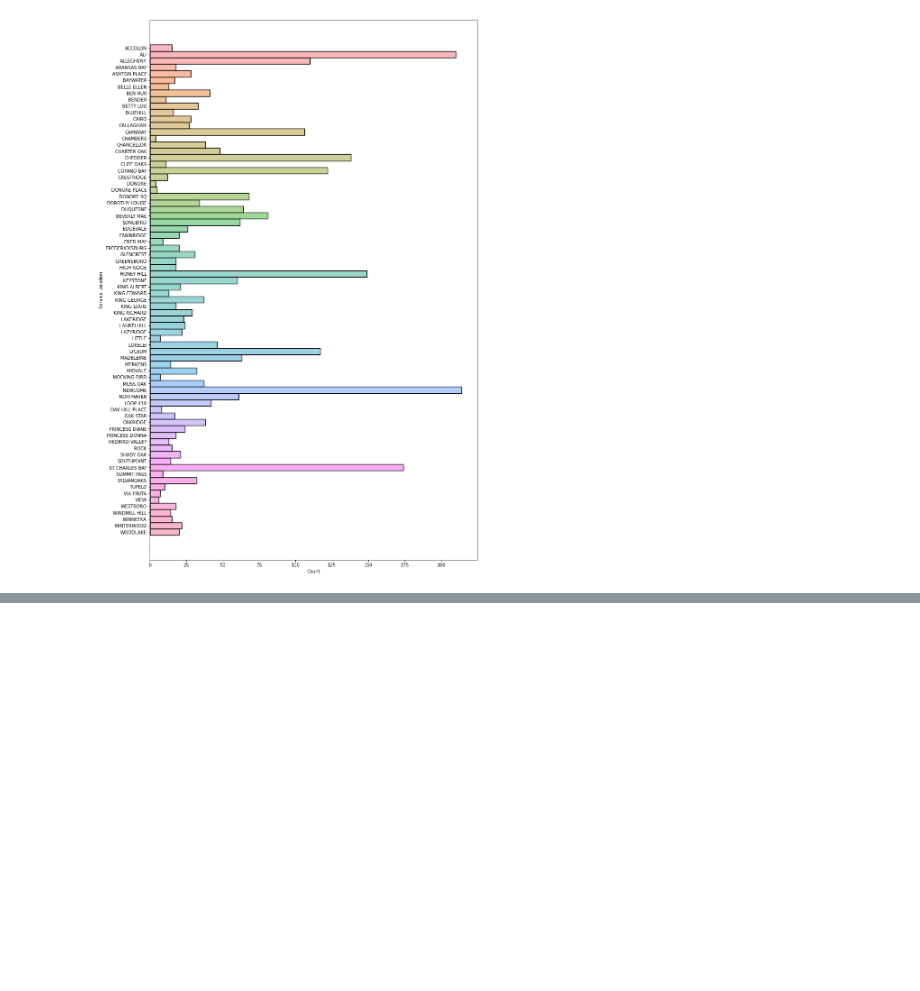
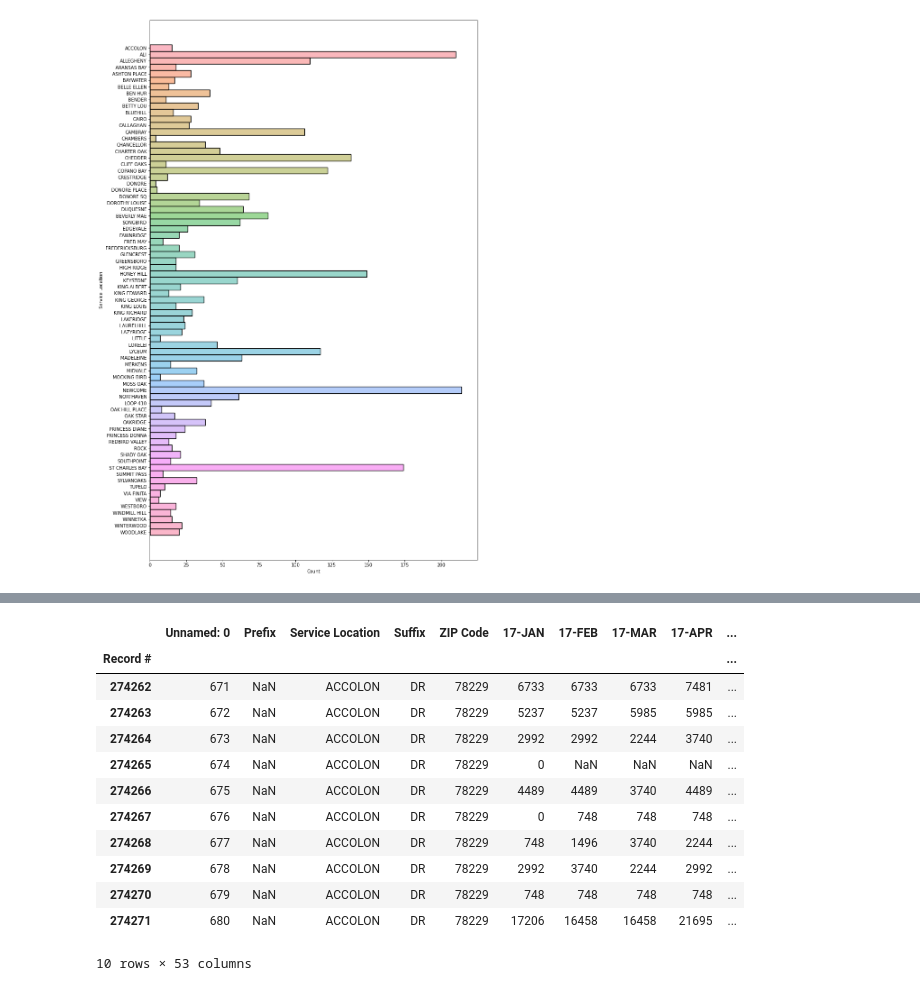
Before and after one commit to slc-data/2021-datathon, a Jupyter notebook: workbooks/caitlyn/acquire&prepare.ipynb, the cells around one changed output, grey strips where cells are left out. Drawn from its saved outputs; the diff is of its cells as text; code cells hidden in the pictures; blank space fills up the shorter version.

```diff
--- a/workbooks/caitlyn/acquire&prepare.ipynb
+++ b/workbooks/caitlyn/acquire&prepare.ipynb
@@ -54,0 +132,16 @@ plt.show()
+# %%
+saws.head(10)
+# %% [output]
+|  | Unnamed: 0 | Prefix | Service Location | Suffix | ZIP Code | 17-JAN | 17-FEB | 17-MAR | 17-APR | ... |
+| Record # |  |  |  |  |  |  |  |  |  | ... |
+| 274262 | 671 | NaN | ACCOLON | DR | 78229 | 6733 | 6733 | 6733 | 7481 | ... |
+| 274263 | 672 | NaN | ACCOLON | DR | 78229 | 5237 | 5237 | 5985 | 5985 | ... |
+| 274264 | 673 | NaN | ACCOLON | DR | 78229 | 2992 | 2992 | 2244 | 3740 | ... |
+| 274265 | 674 | NaN | ACCOLON | DR | 78229 | 0 | NaN | NaN | NaN | ... |
+| 274266 | 675 | NaN | ACCOLON | DR | 78229 | 4489 | 4489 | 3740 | 4489 | ... |
+| 274267 | 676 | NaN | ACCOLON | DR | 78229 | 0 | 748 | 748 | 748 | ... |
+| 274268 | 677 | NaN | ACCOLON | DR | 78229 | 748 | 1496 | 3740 | 2244 | ... |
+| 274269 | 678 | NaN | ACCOLON | DR | 78229 | 2992 | 3740 | 2244 | 2992 | ... |
+| 274270 | 679 | NaN | ACCOLON | DR | 78229 | 748 | 748 | 748 | 748 | ... |
+| 274271 | 680 | NaN | ACCOLON | DR | 78229 | 17206 | 16458 | 16458 | 21695 | ... |
+10 rows × 53 columns
```
Also changed, not shown: parts of 26 cells of this notebook.
